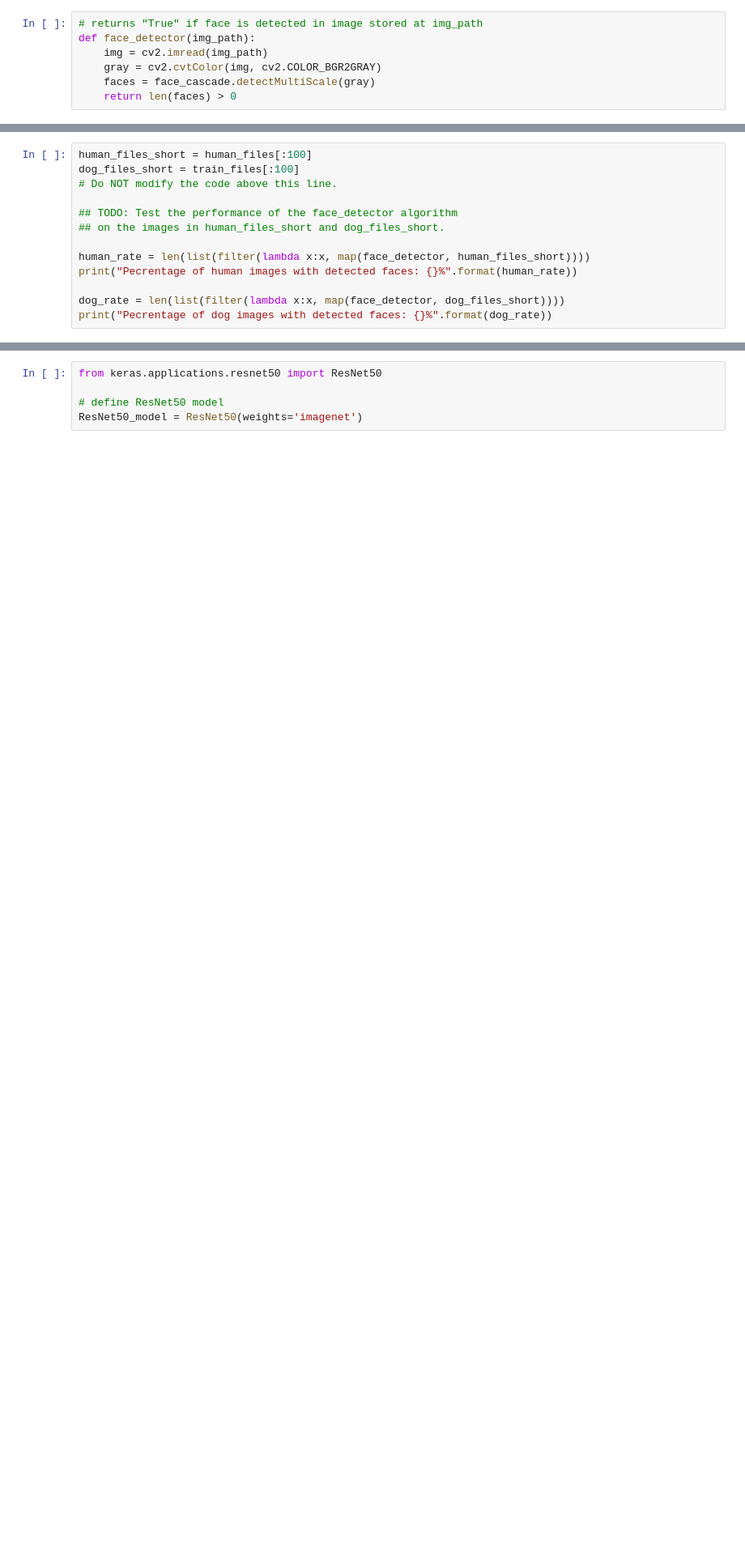
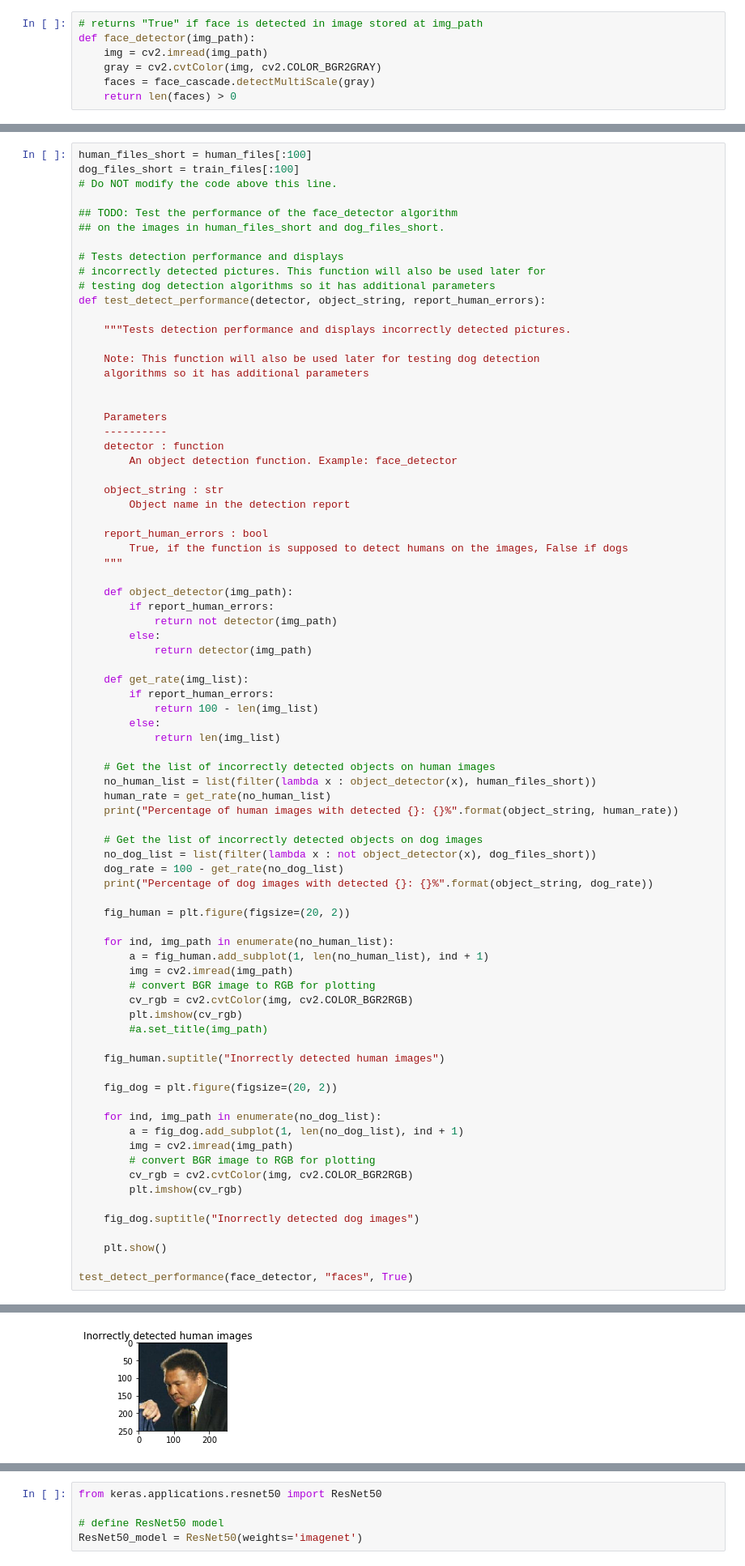
Before and after one commit to roman-v-l/dog-project, a Jupyter notebook: dog_app.ipynb, the cells around one changed output, grey strips where cells are left out. Shown at 81% size. Saved outputs shown, nothing was run; the diff lists cells and outputs as text; blank space fills up the shorter version.

Commit message:
augmented pre-trained cnn

```diff
--- a/dog_app.ipynb
+++ b/dog_app.ipynb
@@ -175,13 +174,0 @@ __Answer:__
-# %%
-human_files_short = human_files[:100]
-dog_files_short = train_files[:100]
-# Do NOT modify the code above this line.
-
-## TODO: Test the performance of the face_detector algorithm
-## on the images in human_files_short and dog_files_short.
-
-human_rate = len(list(filter(lambda x:x, map(face_detector, human_files_short))))
-print("Pecrentage of human images with detected faces: {}%".format(human_rate))
-
-dog_rate = len(list(filter(lambda x:x, map(face_detector, dog_files_short))))
-print("Pecrentage of dog images with detected faces: {}%".format(dog_rate))
@@ -190,0 +175,80 @@ Pecrentage of dog images with detected faces: 11%
+# %%
+human_files_short = human_files[:100]
+dog_files_short = train_files[:100]
+# Do NOT modify the code above this line.
+
+## TODO: Test the performance of the face_detector algorithm
+## on the images in human_files_short and dog_files_short.
+
+# Tests detection performance and displays
+# incorrectly detected pictures. This function will also be used later for
+# testing dog detection algorithms so it has additional parameters
+def test_detect_performance(detector, object_string, report_human_errors):
+
+    """Tests detection performance and displays incorrectly detected pictures.
+
+    Note: This function will also be used later for testing dog detection
+    algorithms so it has additional parameters
+
+
+    Parameters
+    ----------
+    detector : function
+        An object detection function. Example: face_detector
+
+    object_string : str
+        Object name in the detection report
+
+    report_human_errors : bool
+        True, if the function is supposed to detect humans on the images, False if dogs
+    """
+
+    def object_detector(img_path):
+        if report_human_errors:
+            return not detector(img_path)
+        else:
+            return detector(img_path)
+
+    def get_rate(img_list):
+        if report_human_errors:
+            return 100 - len(img_list)
+        else:
+            return len(img_list)
+
+    # Get the list of incorrectly detected objects on human images
+    no_human_list = list(filter(lambda x : object_detector(x), human_files_short))
+    human_rate = get_rate(no_human_list)
+    print("Percentage of human images with detected {}: {}%".format(object_string, human_rate))
+
+    # Get the list of incorrectly detected objects on dog images
+    no_dog_list = list(filter(lambda x : not object_detector(x), dog_files_short))
+    dog_rate = 100 - get_rate(no_dog_list)
+    print("Percentage of dog images with detected {}: {}%".format(object_string, dog_rate))
+
+    fig_human = plt.figure(figsize=(20, 2))
+
+    for ind, img_path in enumerate(no_human_list):
+        a = fig_human.add_subplot(1, len(no_human_list), ind + 1)
+        img = cv2.imread(img_path)
+        # convert BGR image to RGB for plotting
+        cv_rgb = cv2.cvtColor(img, cv2.COLOR_BGR2RGB)
+        plt.imshow(cv_rgb)
+        #a.set_title(img_path)
+
+    fig_human.suptitle("Inorrectly detected human images")
+
+    fig_dog = plt.figure(figsize=(20, 2))
+
+    for ind, img_path in enumerate(no_dog_list):
+        a = fig_dog.add_subplot(1, len(no_dog_list), ind + 1)
+        img = cv2.imread(img_path)
+        # convert BGR image to RGB for plotting
+        cv_rgb = cv2.cvtColor(img, cv2.COLOR_BGR2RGB)
+        plt.imshow(cv_rgb)
+
+    fig_dog.suptitle("Inorrectly detected dog images")
+
+    plt.show()
+
+test_detect_performance(face_detector, "faces", True)
+# %% [output]
@@ -190,0 +257 @@ Pecrentage of dog images with detected faces: 11%
+[figure, added]
```
Also changed, not shown: parts of 40 cells of this notebook, 1 other file.
